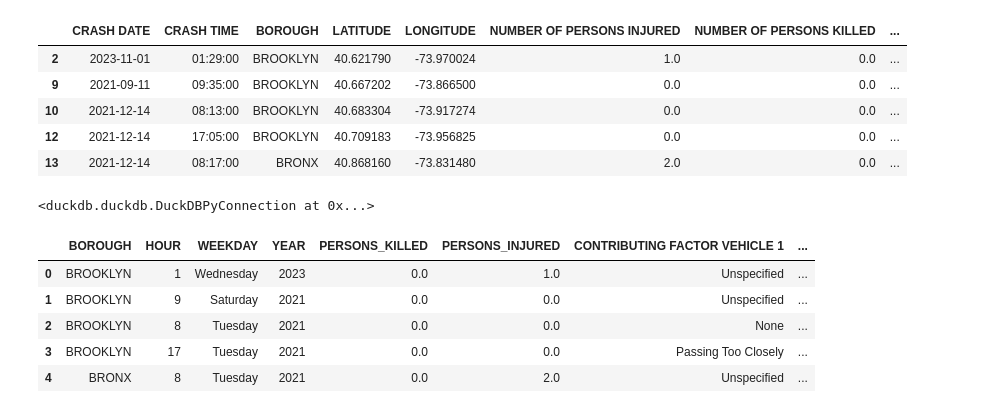
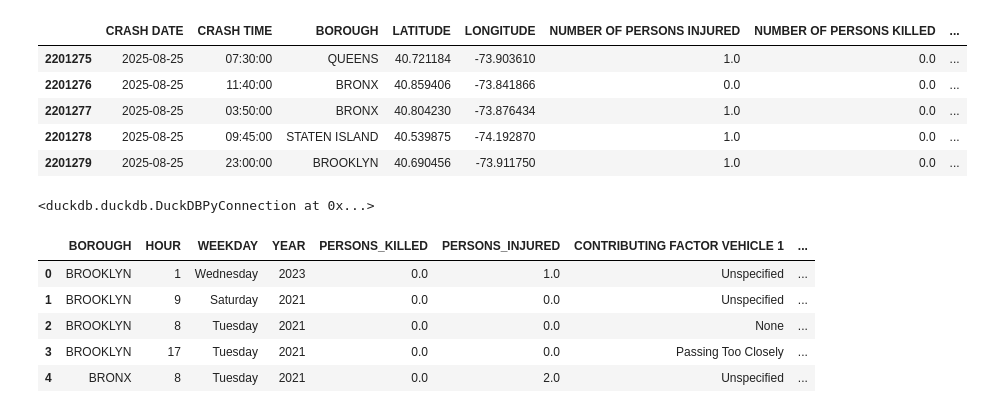
Before and after one commit to SNgere/Dash, a Jupyter notebook: lab.ipynb, the cells around one changed output. Saved outputs shown, nothing was run; the diff lists cells and outputs as text; code cells hidden in the pictures.

```diff
--- a/lab.ipynb
+++ b/lab.ipynb
@@ -3,14 +3,14 @@ import duckdb
 import pandas as pd
 # %%
 df = pd.read_parquet("crashes.parquet")
-df.head()
+df.tail()
 # %% [output]
 |  | CRASH DATE | CRASH TIME | BOROUGH | LATITUDE | LONGITUDE | NUMBER OF PERSONS INJURED | NUMBER OF PERSONS KILLED | ... |
-| 2 | 2023-11-01 | 01:29:00 | BROOKLYN | 40.621790 | -73.970024 | 1.0 | 0.0 | ... |
-| 9 | 2021-09-11 | 09:35:00 | BROOKLYN | 40.667202 | -73.866500 | 0.0 | 0.0 | ... |
-| 10 | 2021-12-14 | 08:13:00 | BROOKLYN | 40.683304 | -73.917274 | 0.0 | 0.0 | ... |
-| 12 | 2021-12-14 | 17:05:00 | BROOKLYN | 40.709183 | -73.956825 | 0.0 | 0.0 | ... |
-| 13 | 2021-12-14 | 08:17:00 | BRONX | 40.868160 | -73.831480 | 2.0 | 0.0 | ... |
+| 2201275 | 2025-08-25 | 07:30:00 | QUEENS | 40.721184 | -73.903610 | 1.0 | 0.0 | ... |
+| 2201276 | 2025-08-25 | 11:40:00 | BRONX | 40.859406 | -73.841866 | 0.0 | 0.0 | ... |
+| 2201277 | 2025-08-25 | 03:50:00 | BRONX | 40.804230 | -73.876434 | 1.0 | 0.0 | ... |
+| 2201278 | 2025-08-25 | 09:45:00 | STATEN ISLAND | 40.539875 | -74.192870 | 1.0 | 0.0 | ... |
+| 2201279 | 2025-08-25 | 23:00:00 | BROOKLYN | 40.690456 | -73.911750 | 1.0 | 0.0 | ... |
 # %%
 con = duckdb.connect("crashes.duckdb")
 # %%
```
Also changed, not shown: 2 other files.
